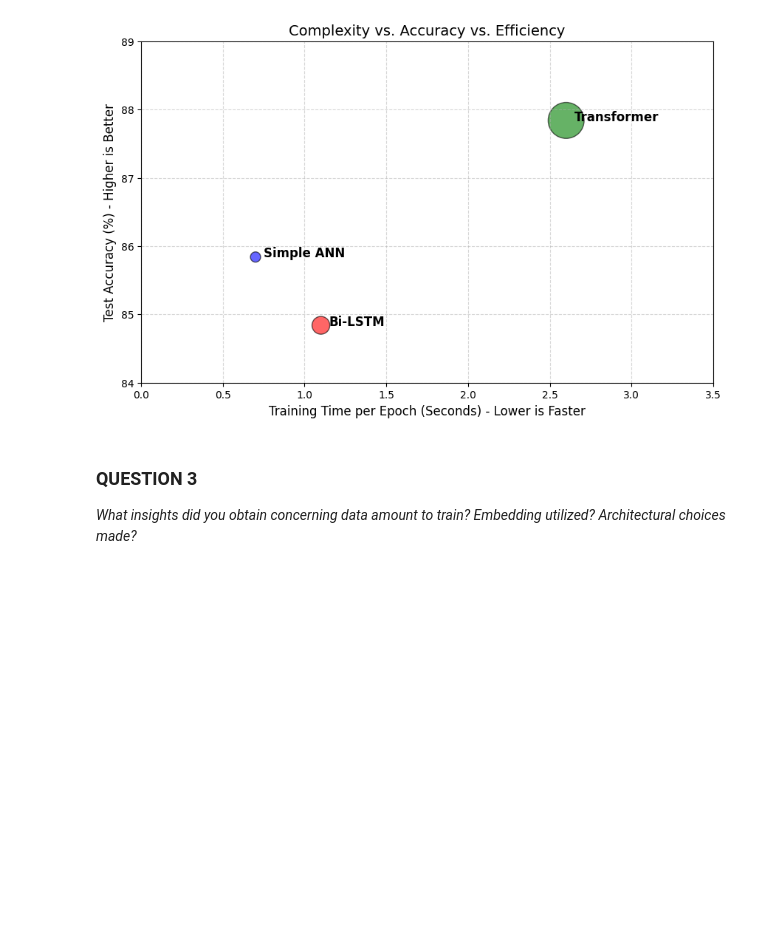
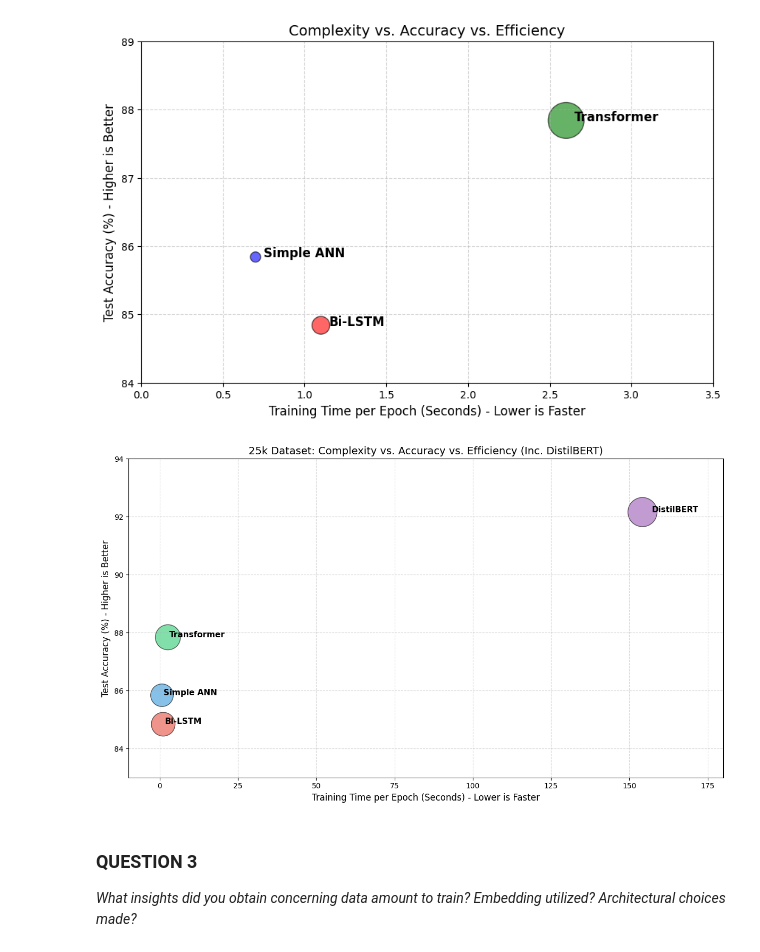
Before and after one commit to popraf/D7047E_Advanced_deep_learning_assignments, a Jupyter notebook: lab1/task_1_3_25k.ipynb, the cells around one changed output. Saved outputs shown, nothing was run; the diff lists cells and outputs as text; code cells hidden in the pictures; blank space fills up the shorter version.

```diff
--- a/lab1/task_1_3_25k.ipynb
+++ b/lab1/task_1_3_25k.ipynb
@@ -169,6 +188,50 @@ plt.ylim(84, 89)
 plt.show()
 # %% [output]
 [figure]
+# %%
+import matplotlib.pyplot as plt
+import numpy as np
+
+# Data for 25k Samples including DistilBERT
+models = ['Simple ANN', 'Bi-LSTM', 'Transformer', 'DistilBERT']
+accuracy = [85.84, 84.84, 87.84, 92.16]
+time_per_epoch = [0.7, 1.1, 2.6, 154.2] # Seconds
+params = [50000, 150000, 615842, 66955010] # Parameter counts
+
+plt.figure(figsize=(12, 7))
+
+# We use log scaling for the bubble sizes, otherwise DistilBERT
+# would cover the entire chart!
+bubble_sizes = [np.log10(p) * 200 for p in params]
+
+# Colors: Blue, Red, Green, Purple
+colors = ['#3498db', '#e74c3c', '#2ecc71', '#9b59b6']
+
+# Create scatter plot
+plt.scatter(time_per_epoch, accuracy, s=bubble_sizes,
+            c=colors, alpha=0.6, edgecolors="black")
+
+# Labeling the points
+for i, txt in enumerate(models):
+    # Adjusting label position for the DistilBERT outlier
+    x_offset = 3 if i == 3 else 0.5
+    plt.annotate(txt, (time_per_epoch[i] + x_offset, accuracy[i]),
+                 fontsize=11, fontweight='bold')
+
+plt.title('25k Dataset: Complexity vs. Accuracy vs. Efficiency (Inc. DistilBERT)', fontsize=14)
+plt.xlabel('Training Time per Epoch (Seconds) - Lower is Faster', fontsize=12)
+plt.ylabel('Test Accuracy (%) - Higher is Better', fontsize=12)
+
+plt.grid(True, linestyle='--', alpha=0.5)
+
+# Limits adjusted to show the DistilBERT time outlier
+plt.xlim(-10, 180)
+plt.ylim(83, 94)
+
+plt.tight_layout()
+plt.show()
+# %% [output]
+[figure, added]
 # %% [markdown]
 ### QUESTION 3
 
```
Also changed, not shown: parts of 9 cells of this notebook, 1 other file.
